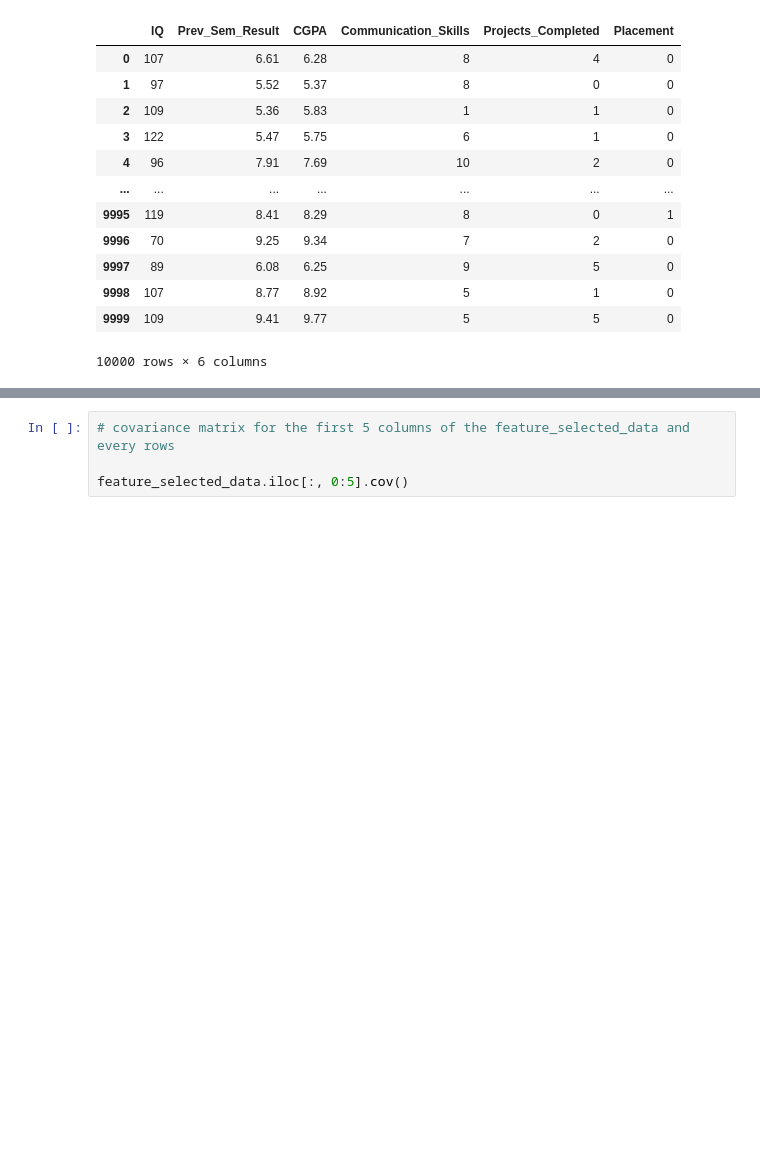
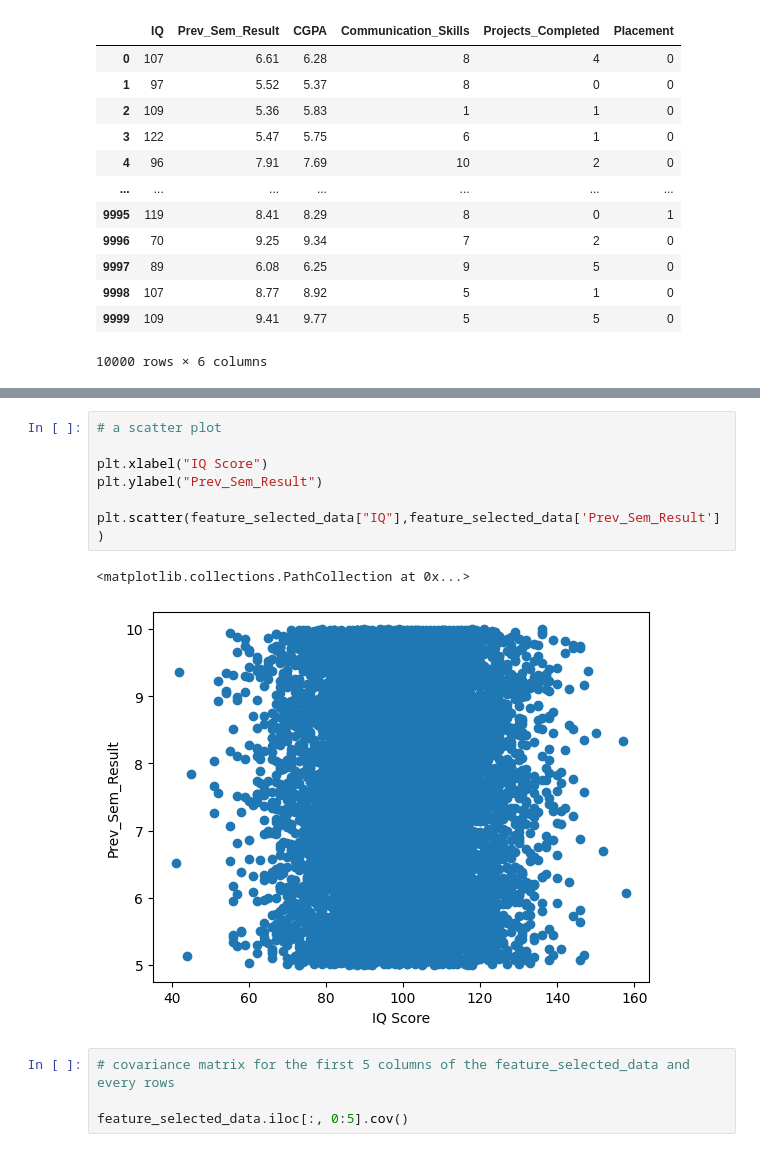
Before and after one commit to Sagittarius1377/DS-project-1, a Jupyter notebook: ds-project-1.ipynb, the cells around one changed output, grey strips where cells are left out. Drawn from its saved outputs; the diff is of its cells as text; blank space fills up the shorter version.

```diff
--- a/ds-project-1.ipynb
+++ b/ds-project-1.ipynb
@@ -153,3 +158,13 @@ plt.scatter(feature_selected_data[feature_selected_data.columns[1]],feature_sele
+# %%
+# a scatter plot
+
+plt.xlabel("IQ Score")
+plt.ylabel("Prev_Sem_Result")
+
+plt.scatter(feature_selected_data["IQ"],feature_selected_data['Prev_Sem_Result'])
+# %% [output]
+<matplotlib.collections.PathCollection at 0x...>
+[figure, added]
 # %%
 # covariance matrix for the first 5 columns of the feature_selected_data and every rows
 
```
Also changed, not shown: parts of 24 cells of this notebook.
